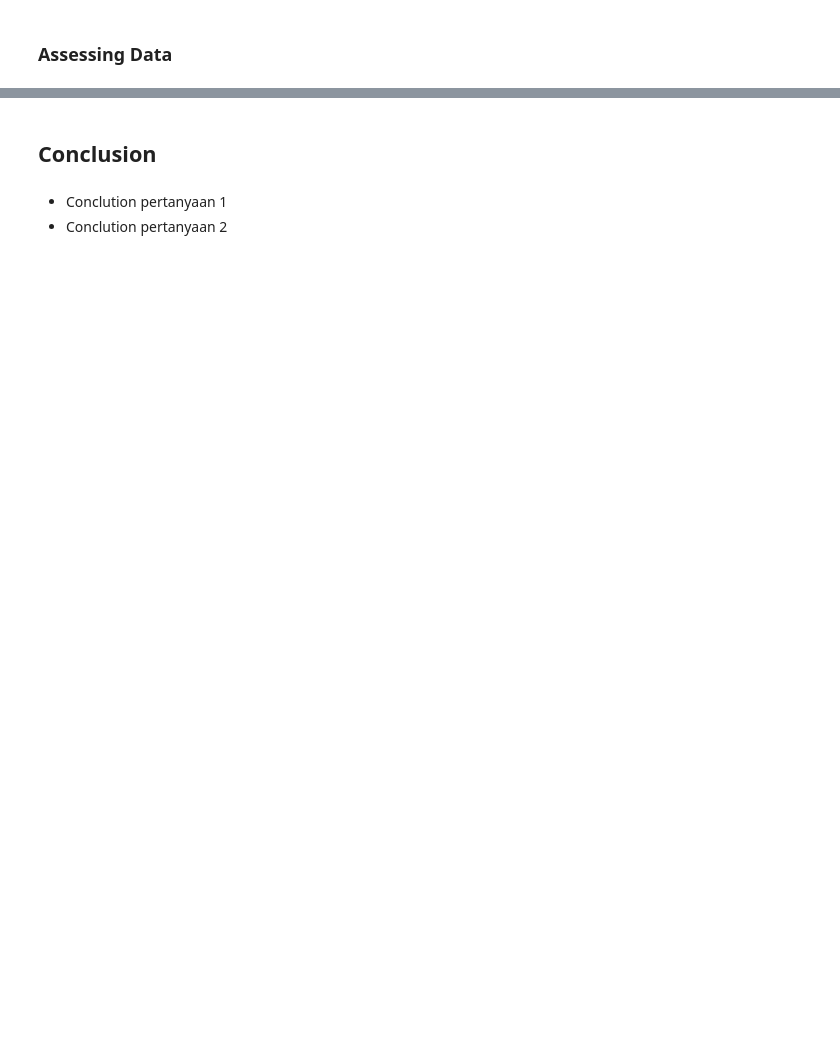
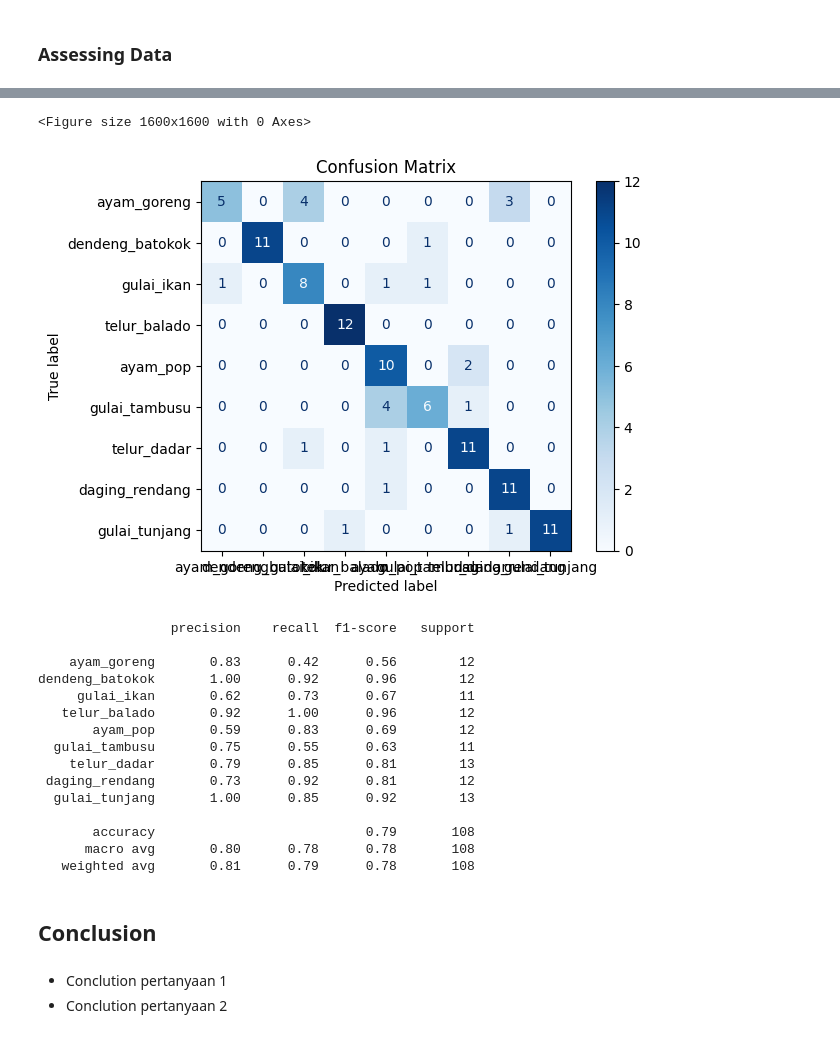
Before and after one commit to CaloCare/MachineLearning, a Jupyter notebook: CaloCare.ipynb, the cells around one changed output, grey strips where cells are left out. Cells and saved outputs as stored; diff of their text form; code cells hidden in the pictures; blank space fills up the shorter version.

```diff
--- a/CaloCare.ipynb
+++ b/CaloCare.ipynb
@@ -179,0 +318,24 @@ Jumlah data test: 384
+# %%
+# Get predicted classes from the model on the test dataset
+y_pred = np.argmax(model.predict(test_generator), axis=1)
+
+# Get the true labels from the test dataset
+y_true = test_generator.classes
+
+# Calculate the confusion matrix
+cm = confusion_matrix(y_true, y_pred)
+
+# List of each class name
+classes = ["ayam_goreng", "dendeng_batokok", "gulai_ikan", "telur_balado", "ayam_pop", "gulai_tambusu", "telur_dadar", "daging_rendang", "gulai_tunjang"]
+
+# Display the confusion matrix
+plt.figure(figsize=(16, 16))
+disp = ConfusionMatrixDisplay(confusion_matrix=cm, display_labels=classes)
+disp.plot(cmap=plt.cm.Blues)
+plt.title('Confusion Matrix')
+plt.show()
+
+# Calculate and display the classification report (precision, recall, F1-score)
+report = classification_report(y_true, y_pred, target_names=classes)
+print(report)
+# %% [output]
@@ -180,3 +343,20 @@ Jumlah data test: 384
+<Figure size 1600x1600 with 0 Axes>
+[figure, added]
+                 precision    recall  f1-score   support
+
+    ayam_goreng       0.83      0.42      0.56        12
+dendeng_batokok       1.00      0.92      0.96        12
+     gulai_ikan       0.62      0.73      0.67        11
+   telur_balado       0.92      1.00      0.96        12
+       ayam_pop       0.59      0.83      0.69        12
+  gulai_tambusu       0.75      0.55      0.63        11
+    telur_dadar       0.79      0.85      0.81        13
+ daging_rendang       0.73      0.92      0.81        12
+  gulai_tunjang       1.00      0.85      0.92        13
+
+       accuracy                           0.79       108
+      macro avg       0.80      0.78      0.78       108
+   weighted avg       0.81      0.79      0.78       108
 # %% [markdown]
 ## Conclusion
 # %% [markdown]
```
Also changed, not shown: parts of 41 cells of this notebook.
